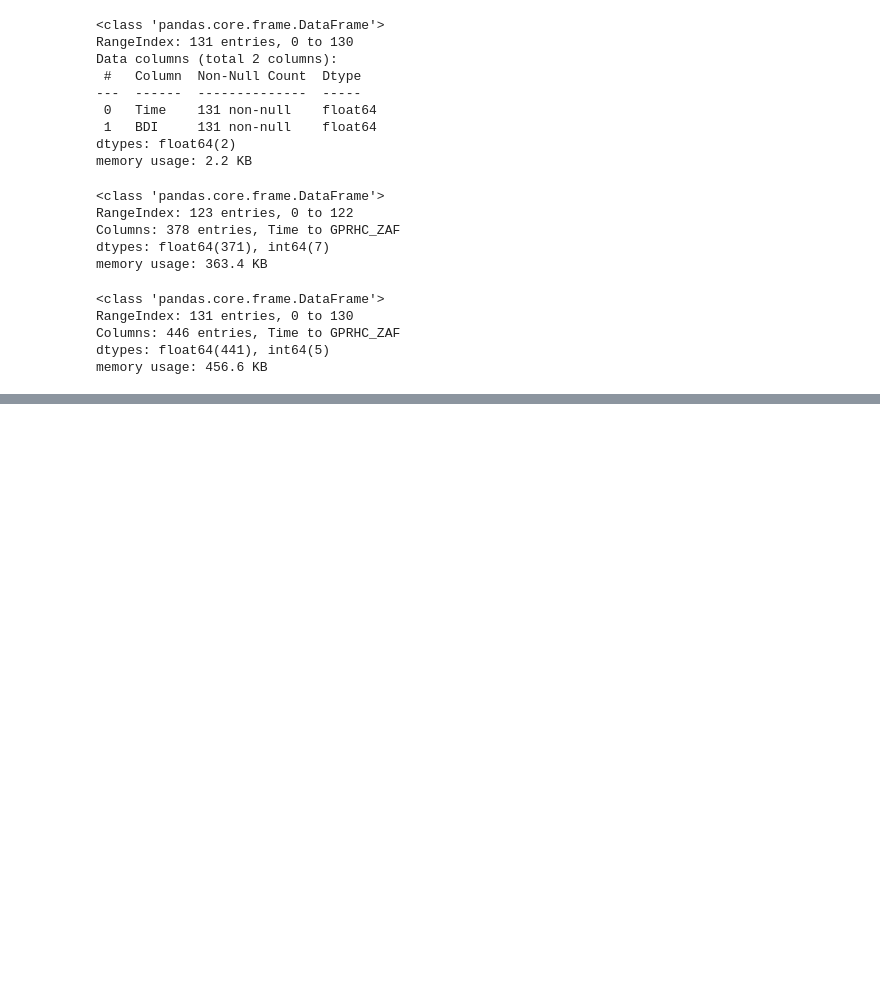
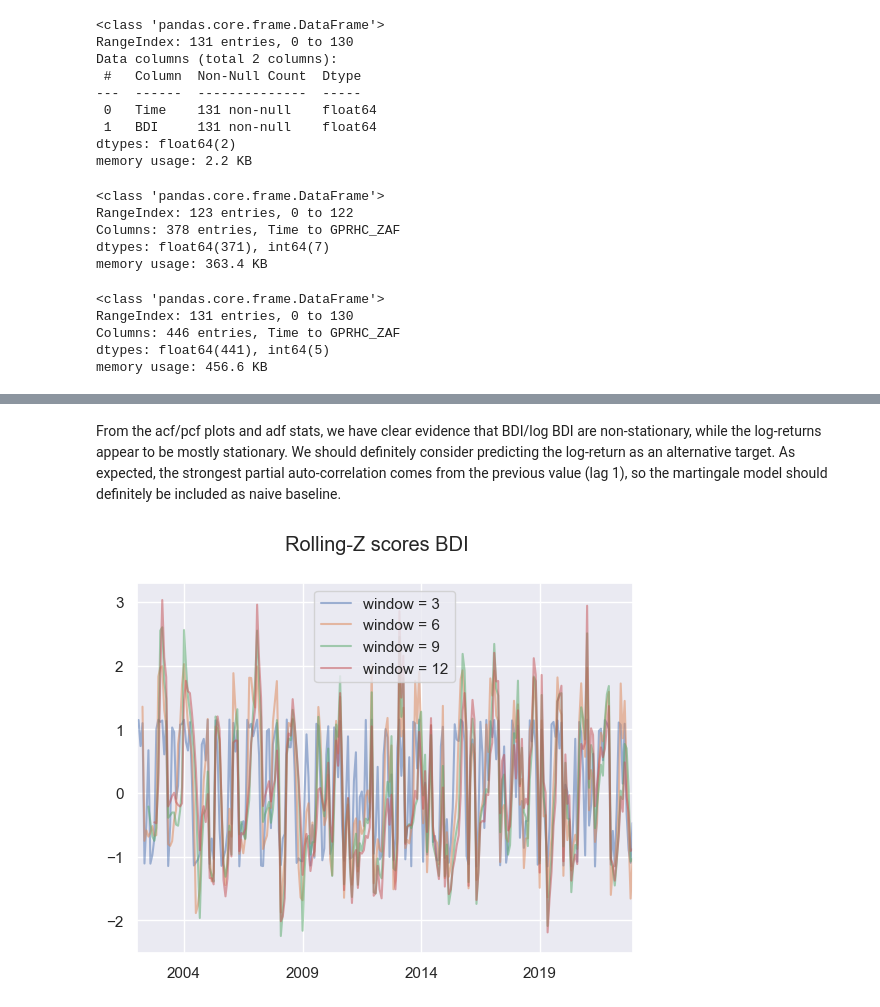
Before and after one commit to BrownianNotion/BDI-Prophet, a Jupyter notebook: eda.ipynb, the cells around one changed output, grey strips where cells are left out. Cells and saved outputs as stored; diff of their text form; code cells hidden in the pictures; blank space fills up the shorter version.

```diff
--- a/eda.ipynb
+++ b/eda.ipynb
@@ -136,0 +419,11 @@ np.log(bdi1).hist(bins=30, alpha=0.7);
+# %% [markdown]
+From the acf/pcf plots and adf stats, we have clear evidence that BDI/log BDI are non-stationary, while the log-returns appear to be mostly stationary. We should definitely consider predicting the log-return as an alternative target. As expected, the strongest partial auto-correlation comes from the previous value (lag 1), so the martingale model should definitely be included as naive baseline.
+# %%
+fig, ax = plt.subplots()
+for window in [3, 6, 9, 12]:
+    z = (bdi["BDI"] - bdi["BDI"].rolling(window=window).mean()) / bdi["BDI"].rolling(window=window).std()
+    z.dropna().plot(label=f"window = {window}", ax=ax, alpha=0.5);
+    ax.legend()
+fig.suptitle("Rolling-Z scores BDI");
+# %% [output]
+[figure, added]
```
Also changed, not shown: parts of 30 cells of this notebook, 4 other files.
